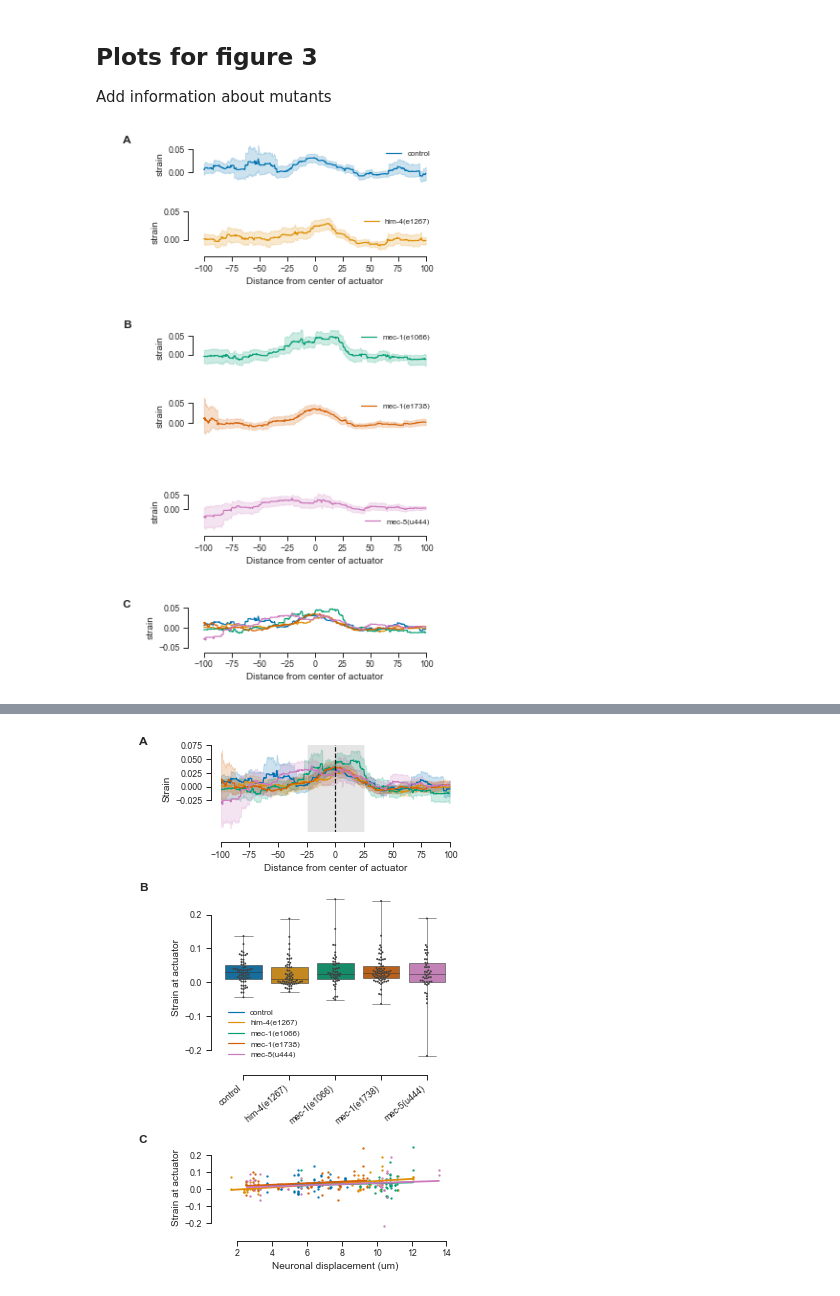
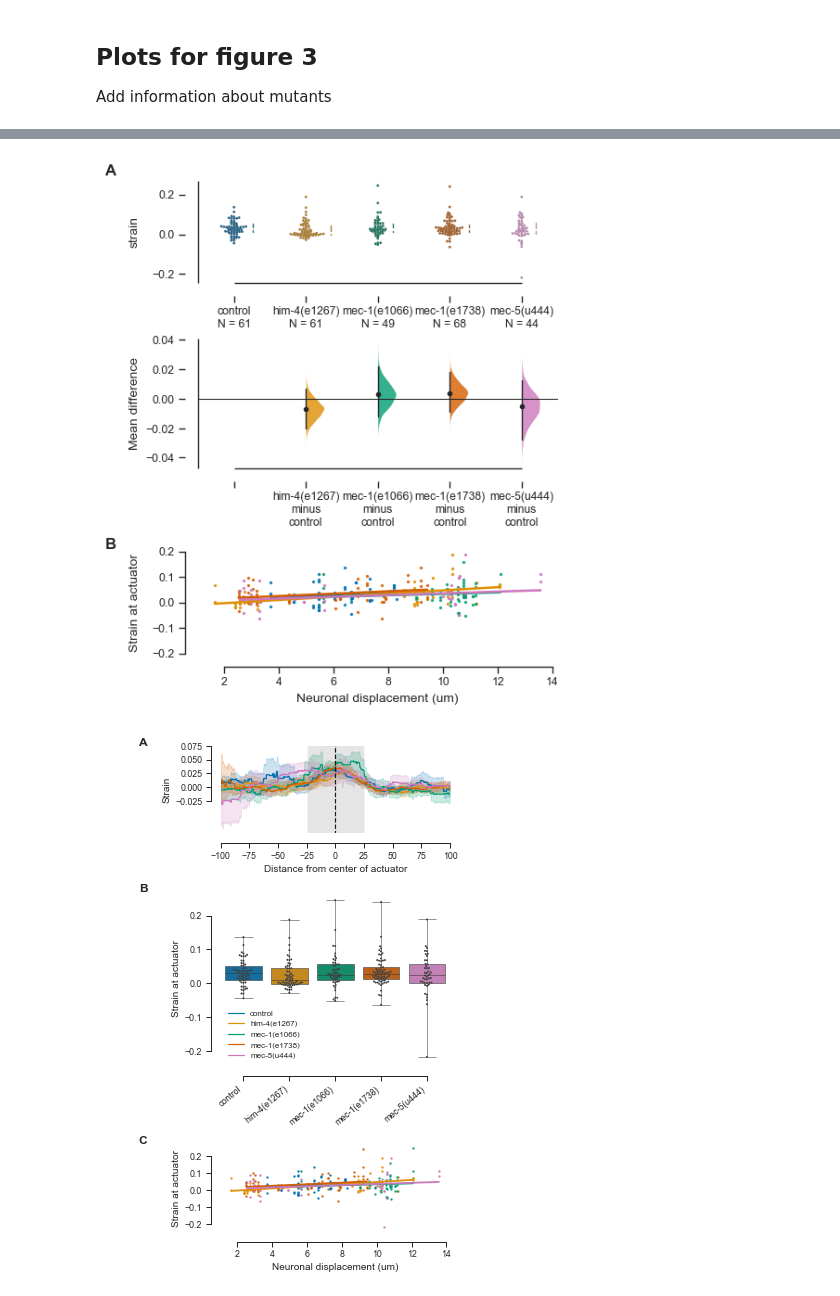
Before and after one commit to anekimken/SSN_ImageAnalysis, a Jupyter notebook: Notebooks/Displacement and Strain Plots.ipynb, the cells around one changed output, grey strips where cells are left out. Saved outputs shown, nothing was run; the diff lists cells and outputs as text; code cells hidden in the pictures.

```diff
--- a/Notebooks/Displacement and Strain Plots.ipynb
+++ b/Notebooks/Displacement and Strain Plots.ipynb
@@ -1498,12 +1482,62 @@ for ax_num, genotype in zip(strain_profile_axes, genotypes_to_plot):
         axes[ax_num, 1].set_xlabel('Distance from center of actuator')
 
 # Plot all strain profiles together
-sns.lineplot(x='y', y='strain', ax=axes[-1, 1], hue='genotype', legend=None, ci=None,
+sns.lineplot(x='y', y='strain', ax=axes[-1, 1], hue='genotype', legend=None,# ci=None,
                  data=spatial_strain_df.loc[(spatial_strain_df['pressure']==300) &
                                             (spatial_strain_df['y'] > -100) &
                                             (spatial_strain_df['y'] < 100)])
 axes[-1, 1].set_yticks([-0.05, 0, 0.05])
 sns.despine(ax=axes[-1, 1], offset=5, trim=True)
 axes[-1, 1].set_xlabel('Distance from center of actuator');
+
+fig.savefig(fig_save_dir + 'mutant_strain_separated.pdf')
-# %% [output]
-[figure, removed]
+# %%
+strain_est_plot_data = dabest.load(central_mito_pair_df, x='genotype', y='strain',
+                                   idx=('control', 'him-4(e1267)', 'mec-1(e1066)',
+                                        'mec-1(e1738)', 'mec-5(u444)'))
+fig = strain_est_plot_data.mean_diff.plot(raw_marker_size=2, es_marker_size=3,
+                                          group_summaries_offset=0.1,
+                                          group_summaries='median_quartiles',
+                                          group_summary_kwargs={'lw':1},
+                                          custom_palette=sns.color_palette()[0:5],
+                                          fig_size=(5,6))
+
+panel_pad = 0.15
+plot_pad = 0.1
+bottom_pad = 0.12
+# label_pad =
+left = 0.2
+width = 0.775
+
+cumming_plot_height = 2./3.
+num_axes = 3
+
+strain_v_disp_plot_height = 1/3#(1-cumming_plot_height)/(num_axes-2) * (1-bottom_pad)
+strain_v_disp_ax = fig.add_subplot(3, 1, 3)
+strain_v_disp_ax.set_position([left, bottom_pad,
+                               width, strain_v_disp_plot_height-panel_pad])
+fig.axes[0].set_position([left, bottom_pad+strain_v_disp_plot_height+cumming_plot_height/2,
+                          width, cumming_plot_height/2-panel_pad]) #1-(cumming_plot_height/2)+panel_pad
+fig.axes[1].set_position([left, bottom_pad+strain_v_disp_plot_height, width,
+                          cumming_plot_height/2-plot_pad]) #1-cumming_plot_height+panel_pad
+
+for this_strain in worm_strains:
+    sns.regplot(x='max_dist', y='strain', ax=strain_v_disp_ax, x_ci=None, ci=None, # hue='genotype',
+                scatter_kws={'s':2}, truncate=True,
+                data=central_mito_pair_df.loc[central_mito_pair_df['worm_strain'] == this_strain])
+strain_v_disp_ax.set_ylim(-0.1, 0.2)
+strain_v_disp_ax.set_yticks([-0.2, -0.1, 0, 0.1, 0.2])
+sns.despine(offset=10, trim=True)
+
+strain_v_disp_ax.set_xlabel('Neuronal displacement (um)')
+strain_v_disp_ax.set_ylabel('Strain at actuator')
+# strain_v_disp_ax.text(-1.5, 5, 'B', horizontalalignment='left', weight='bold',
+#                       verticalalignment='top', transform=ax.transAxes)
+
+fig.text(x=0, y=1, s='A', weight='bold', va='top')
+fig.text(x=0, y=bottom_pad+strain_v_disp_plot_height-panel_pad, s='B', weight='bold', va='bottom')
+fig.align_ylabels()
+fig.savefig(fig_save_dir + 'est_plot_with_strain.pdf')
+
+strain_est_plot_data.mean_diff.statistical_tests
+# %% [output]
@@ -1510,3 +1549,4 @@ axes[-1, 1].set_xlabel('Distance from center of actuator');
+[figure, added]
 # %%
 fig, axes = plt.subplots(3, 2, figsize=(5, 7.5), constrained_layout=True,
                         gridspec_kw={'width_ratios':[1, 20], 'height_ratios':[1, 2, 1], 'hspace':0.5})
```
Also changed, not shown: parts of 7 cells of this notebook.
